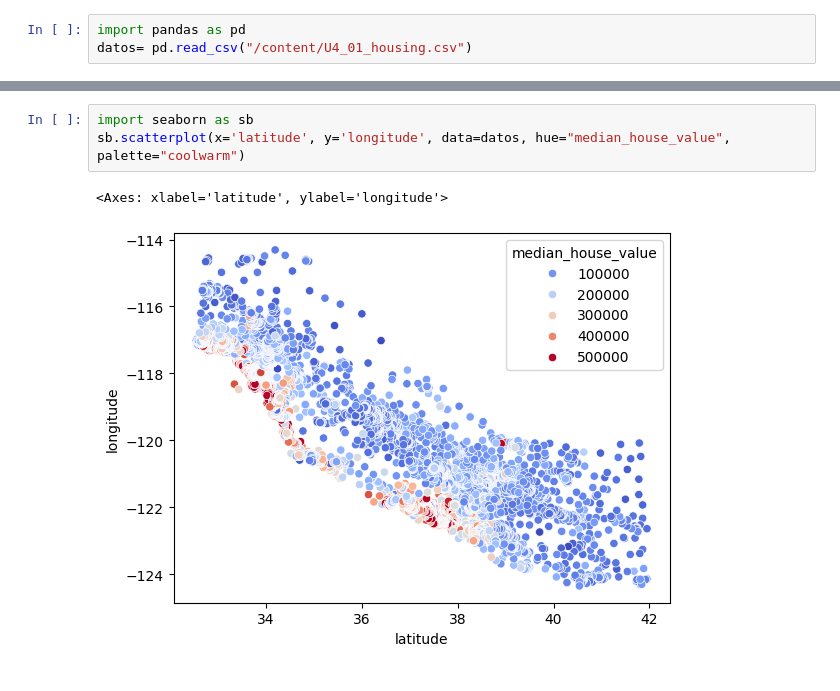
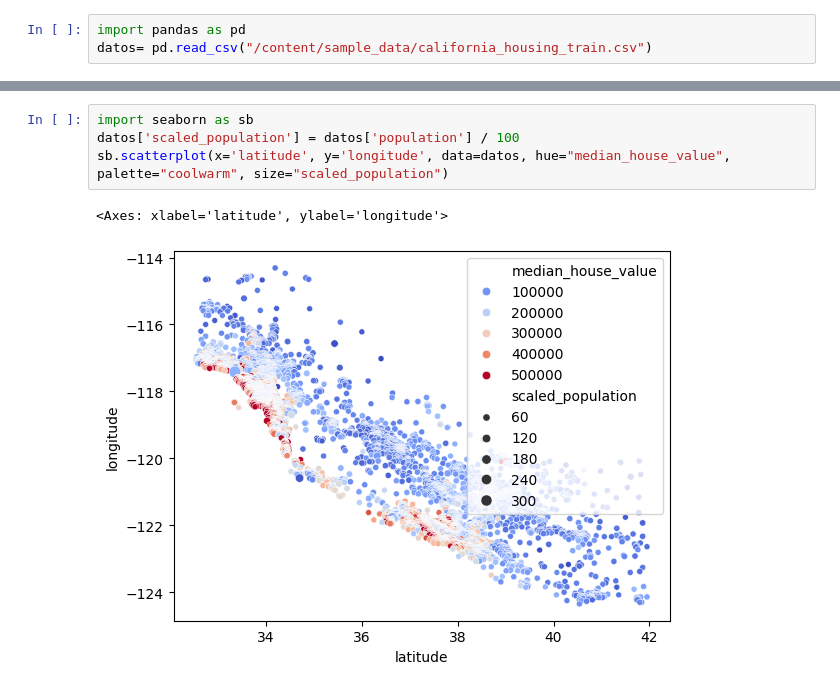
Before and after one commit to TaurusCar/regressione-lineare, a Jupyter notebook: Progetto2.ipynb, the cells around one changed output, grey strips where cells are left out. Saved outputs shown, nothing was run; the diff lists cells and outputs as text.

```diff
--- a/Progetto2.ipynb
+++ b/Progetto2.ipynb
@@ -2,7 +2,7 @@
 <a href="https://colab.research.google.com/github/TaurusCar/regressione-lineare/blob/main/Progetto2.ipynb" target="_parent"><img src="https://colab.research.google.com/assets/colab-badge.svg" alt="Open In Colab"/></a>
 # %%
 import pandas as pd
-datos= pd.read_csv("/content/U4_01_housing.csv")
+datos= pd.read_csv("/content/sample_data/california_housing_train.csv")
 # %%
 datos.head()
 # %% [output]
@@ -71,6 +63,7 @@ array([[<Axes: title={'center': 'longitude'}>,
 # %%
 import seaborn as sb
-sb.scatterplot(x='latitude', y='longitude', data=datos, hue="median_house_value", palette="coolwarm")
+datos['scaled_population'] = datos['population'] / 100
+sb.scatterplot(x='latitude', y='longitude', data=datos, hue="median_house_value", palette="coolwarm", size="scaled_population")
 # %% [output]
 <Axes: xlabel='latitude', ylabel='longitude'>
-[figure, old version]
+[figure, new version]
```
Also changed, not shown: parts of 11 cells of this notebook.
